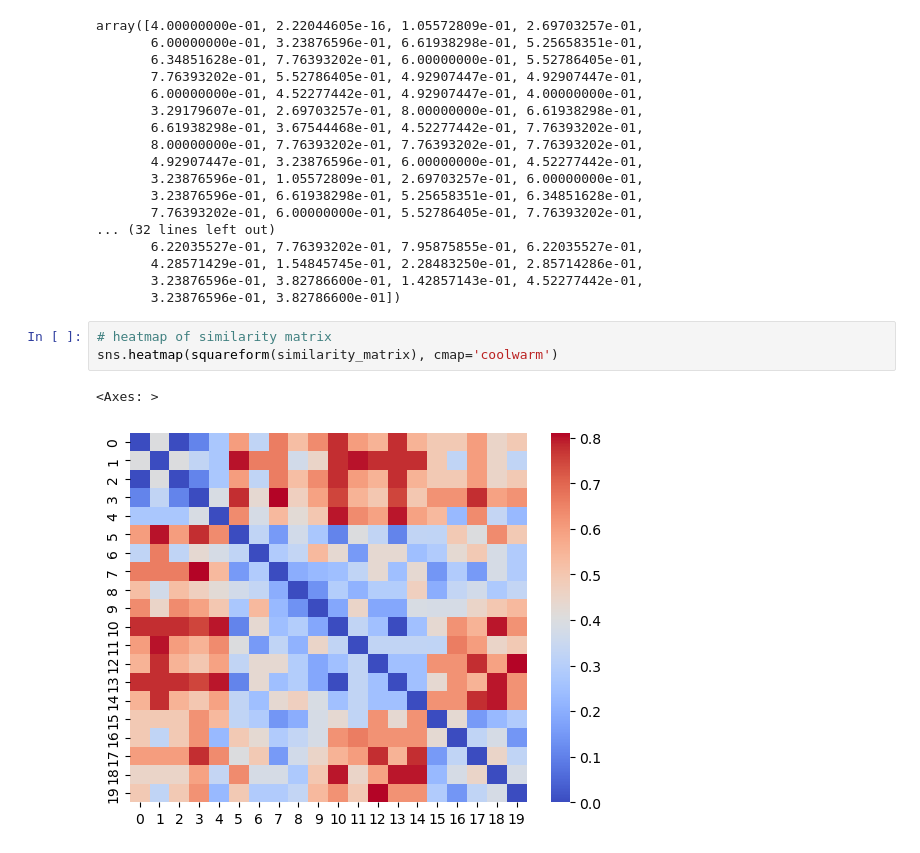
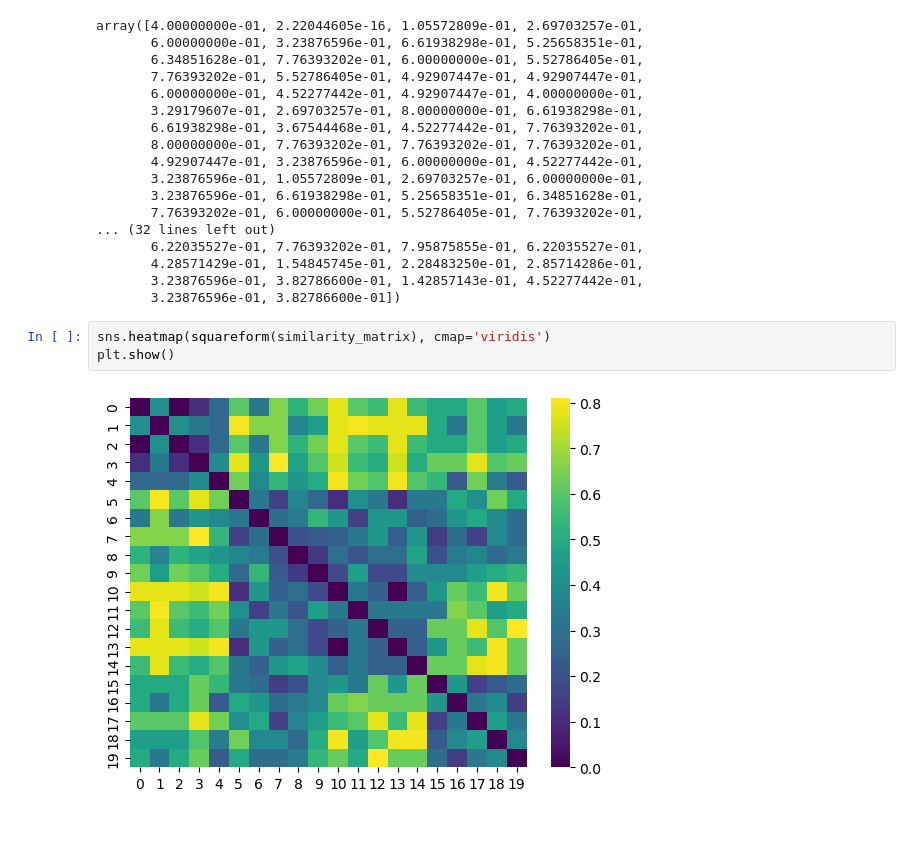
Before and after one commit to tgvp/Algoritmos-Recomendacao, a Jupyter notebook: src/rs-starter.ipynb, the cells around one changed output. Cells and saved outputs as stored; diff of their text form.

```diff
--- a/src/rs-starter.ipynb
+++ b/src/rs-starter.ipynb
@@ -425,9 +431,8 @@ array([4.00000000e-01, 2.22044605e-16, 1.05572809e-01, 2.69703257e-01,
        4.28571429e-01, 1.54845745e-01, 2.28483250e-01, 2.85714286e-01,
        3.23876596e-01, 3.82786600e-01, 1.42857143e-01, 4.52277442e-01,
        3.23876596e-01, 3.82786600e-01])
-# %%
-# heatmap of similarity matrix
-sns.heatmap(squareform(similarity_matrix), cmap='coolwarm')
-# %% [output]
-<Axes: >
-[figure, removed]
+# %%
+sns.heatmap(squareform(similarity_matrix), cmap='viridis')
+plt.show()
+# %% [output]
+[figure, added]
```
Also changed, not shown: parts of 4 cells of this notebook.
